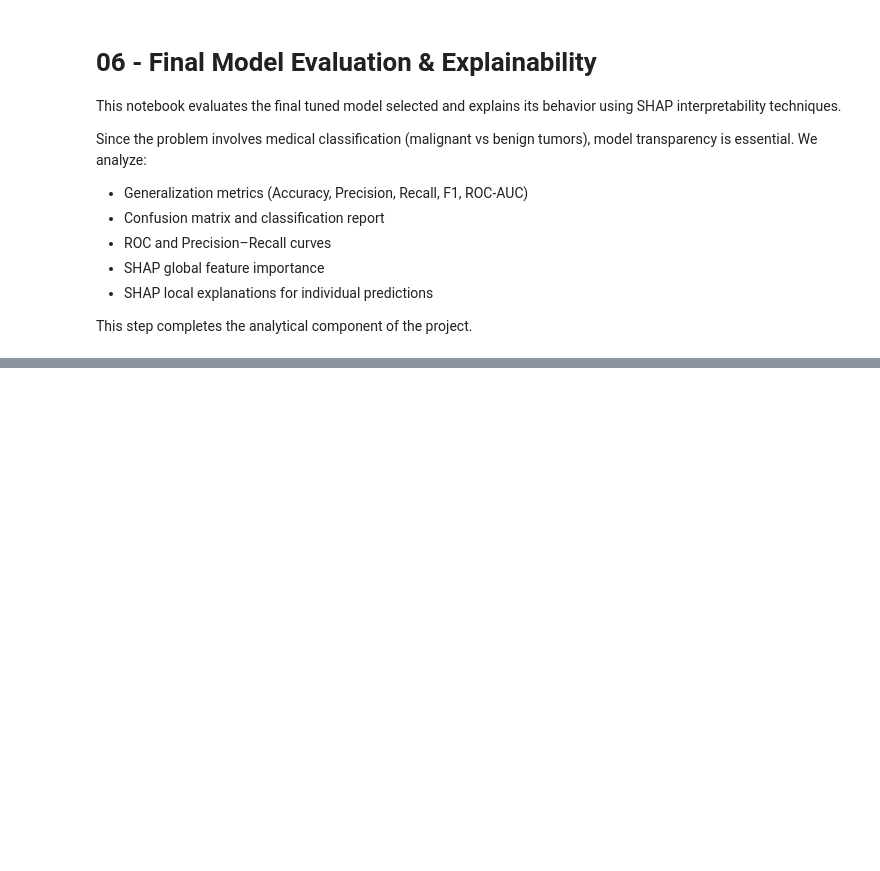
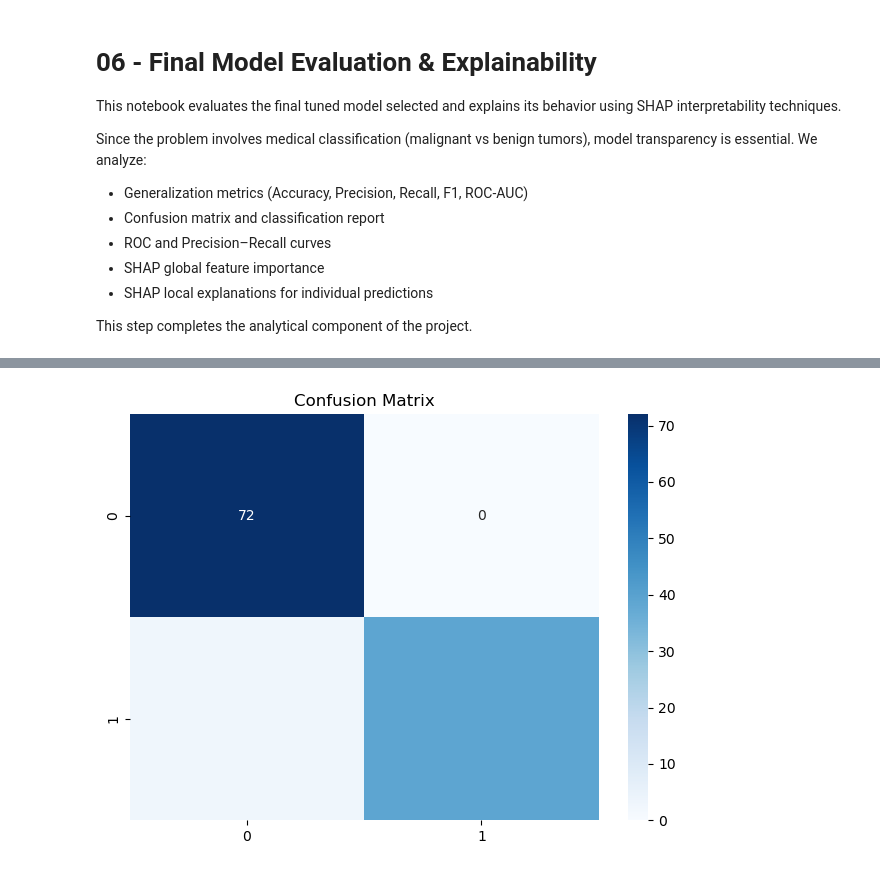
Before and after one commit to ludoteca12/Breast-Cancer-Wisconsin, a Jupyter notebook: notebooks/06_Model_Evaluation.ipynb, the cells around one changed output, grey strips where cells are left out. Drawn from its saved outputs; the diff is of its cells as text; code cells hidden in the pictures; blank space fills up the shorter version.

Commit message:
finished 06_Model_Evaluation

```diff
--- a/notebooks/06_Model_Evaluation.ipynb
+++ b/notebooks/06_Model_Evaluation.ipynb
@@ -64,0 +69,3 @@ IndexError: only integers, slices (`:`), ellipsis (`...`), numpy.newaxis (`None`
+# %%
+pred = model.predict(X_test_sel)
+prob = model.predict_proba(X_test_sel)[:, 1]
@@ -64,0 +116,8 @@ IndexError: only integers, slices (`:`), ellipsis (`...`), numpy.newaxis (`None`
+# %%
+cm = confusion_matrix(y_test, pred)
+sns.heatmap(cm, annot=True, fmt="d", cmap="Blues")
+plt.title("Confusion Matrix")
+plt.tight_layout()
+plt.show()
+# %% [output]
+[figure, added]
```
Also changed, not shown: parts of 21 cells of this notebook.
